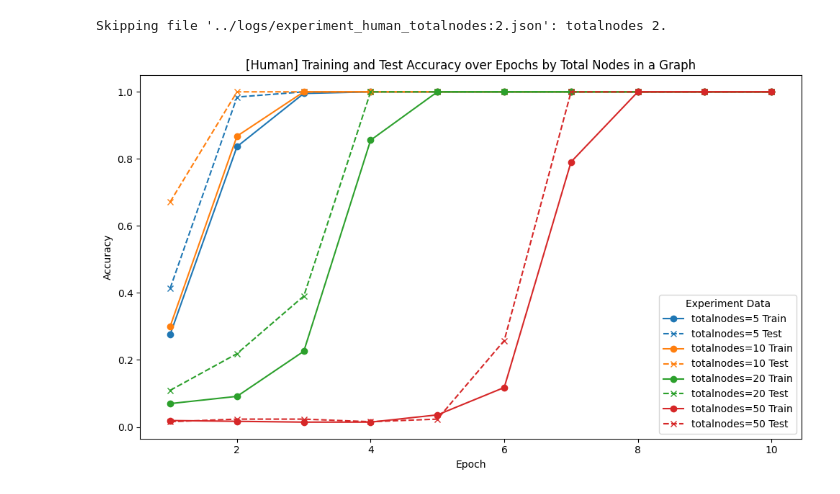
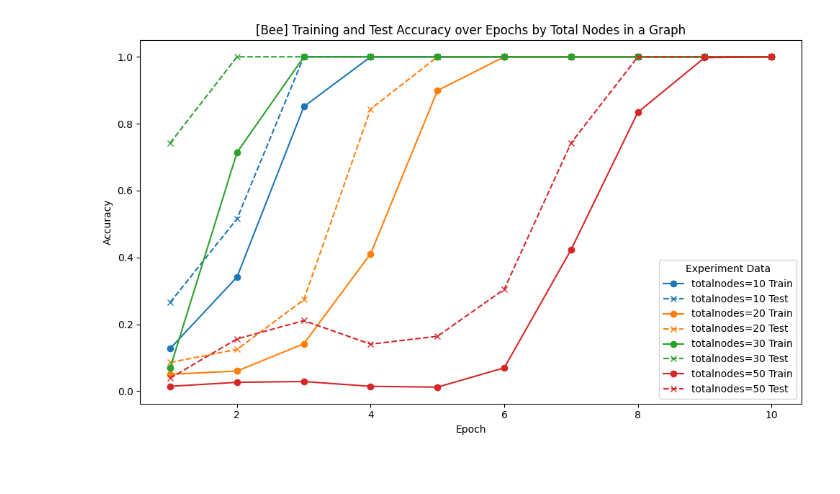
Before and after one commit to nabilasiregar/emergent-communication, a Jupyter notebook: analysis/plot.ipynb, the cells around one changed output. Cells and saved outputs as stored; diff of their text form; code cells hidden in the pictures.

```diff
--- a/analysis/plot.ipynb
+++ b/analysis/plot.ipynb
@@ -9,19 +89,14 @@ for human like, vocab size = 20, max_len = 10
 # %%
-with open("../logs/experiment_bee_totalnodes:2.json", "r") as f:
-    data = json.load(f)
+plt.figure(figsize=(10, 5))
+plt.plot(train_epochs, train_mean, label="Train Accuracy", marker='o')
+plt.fill_between(train_epochs, train_mean - train_std, train_mean + train_std, alpha=0.2)
 
-train_epochs = [d["epoch"] for d in data if d["mode"] == "train"]
-train_acc = [d["acc"] for d in data if d["mode"] == "train"]
+plt.plot(test_epochs, test_mean, label="Test Accuracy", marker='x')
+plt.fill_between(test_epochs, test_mean - test_std, test_mean + test_std, alpha=0.2)
 
-test_epochs = [d["epoch"] for d in data if d["mode"] == "test"]
-test_acc = [d["acc"] for d in data if d["mode"] == "test"]
-
-plt.figure(figsize=(10, 5))
-plt.plot(train_epochs, train_acc, label="Train Accuracy", marker='o')
-plt.plot(test_epochs, test_acc, label="Test Accuracy", marker='x')
 plt.xlabel("Epoch")
 plt.ylabel("Accuracy")
-plt.title("[Bee] Accuracy over epochs when graph only has 2 nodes")
+plt.title("[Bee] Accuracy when graph only has 10 nodes in 3 runs")
 plt.legend()
 plt.tight_layout()
 plt.show()
@@ -30,19 +104,0 @@ plt.show()
-# %%
-with open("../logs/experiment_human_totalnodes:2.json", "r") as f:
-    data = json.load(f)
-
-train_epochs = [d["epoch"] for d in data if d["mode"] == "train"]
-train_acc = [d["acc"] for d in data if d["mode"] == "train"]
-
-test_epochs = [d["epoch"] for d in data if d["mode"] == "test"]
-test_acc = [d["acc"] for d in data if d["mode"] == "test"]
-
-plt.figure(figsize=(10, 5))
-plt.plot(train_epochs, train_acc, label="Train Accuracy", marker='o')
-plt.plot(test_epochs, test_acc, label="Test Accuracy", marker='x')
-plt.xlabel("Epoch")
-plt.ylabel("Accuracy")
-plt.title("[Human] Accuracy over epochs when graph only has 2 nodes")
-plt.legend()
-plt.tight_layout()
-plt.show()
@@ -51,6 +105,6 @@ plt.show()
 # %%
-file_pattern = "../logs/experiment_human_totalnodes:*.json"
-num_of_nodes = {5, 10, 20, 50}
+file_pattern = "../logs/sparse_run1_bee_totalnodes:*.json"
+num_of_nodes = {10, 20, 30, 50}
 
 files = glob.glob(file_pattern)
 if not files:
@@ -101,33 +155,32 @@ for file in files:
     else:
         print(f"No test data found in file '{file}'.")
 
 if not data_by_nodes:
     print("No valid data loaded from files.")
 else:
     plt.figure(figsize=(10, 6))
 
     colors = plt.rcParams['axes.prop_cycle'].by_key()['color']
     sorted_totalnodes = sorted(data_by_nodes.keys())
 
     for i, totalnodes in enumerate(sorted_totalnodes):
         color = colors[i % len(colors)]
 
         if "train" in data_by_nodes[totalnodes]:
             epochs_train, accs_train = data_by_nodes[totalnodes]["train"]
             plt.plot(epochs_train, accs_train, marker='o', linestyle='-',
                      label=f"totalnodes={totalnodes} Train", color=color)
 
         if "test" in data_by_nodes[totalnodes]:
             epochs_test, accs_test = data_by_nodes[totalnodes]["test"]
             plt.plot(epochs_test, accs_test, marker='x', linestyle='--',
                      label=f"totalnodes={totalnodes} Test", color=color)
 
-    plt.title("[Human] Training and Test Accuracy over Epochs by Total Nodes in a Graph")
+    plt.title("[Bee] Training and Test Accuracy over Epochs by Total Nodes in a Graph")
     plt.xlabel("Epoch")
     plt.ylabel("Accuracy")
     plt.legend(title="Experiment Data")
     plt.tight_layout()
     plt.show()
 # %% [output]
-Skipping file '../logs/experiment_human_totalnodes:2.json': totalnodes 2.
-[figure, old version]
+[figure, new version]
```
Also changed, not shown: parts of 8 cells of this notebook.
